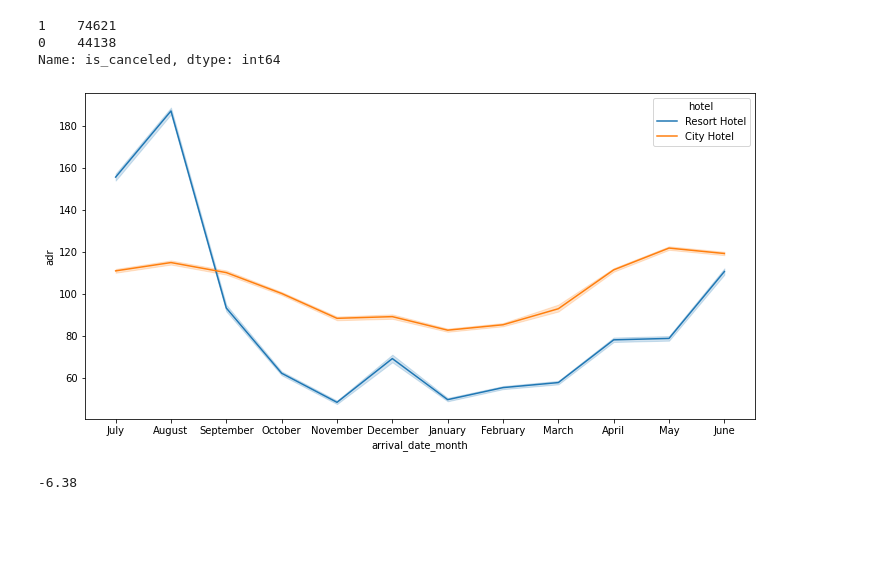
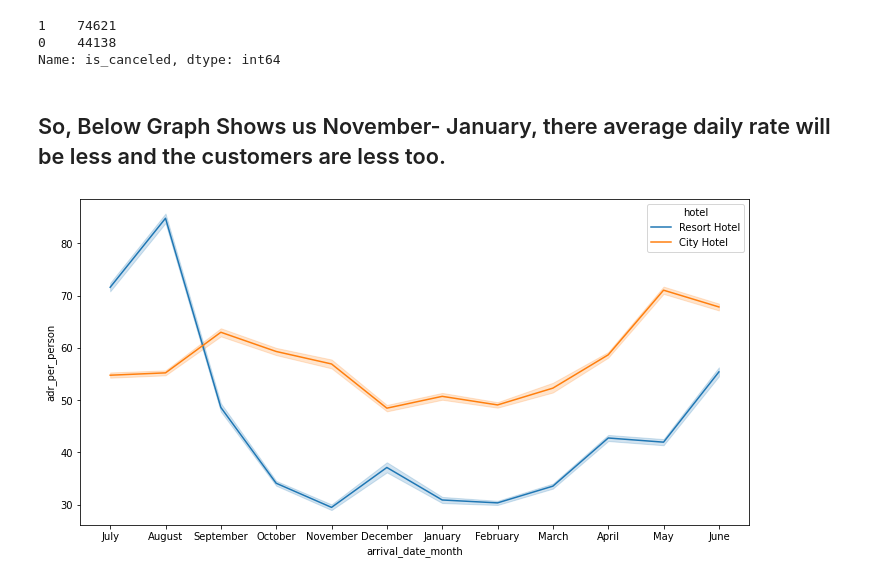
Before and after one commit to datascience-vivek/EDA-Capstone-Project-on-Hotel-Bookings, a Jupyter notebook: EDA_Capstone_Project_on_Hotel_Bookings.ipynb, the cells around one changed output. Drawn from its saved outputs; the diff is of its cells as text; code cells hidden in the pictures; blank space fills up the shorter version.

```diff
--- a/EDA_Capstone_Project_on_Hotel_Bookings.ipynb
+++ b/EDA_Capstone_Project_on_Hotel_Bookings.ipynb
@@ -375,13 +393,11 @@ df['is_canceled'].value_counts()
 1    74621
 0    44138
 Name: is_canceled, dtype: int64
+# %% [markdown]
+## So, Below Graph Shows us November- January, there average daily rate will be less and the customers are less too.
 # %%
 plt.figure(figsize=(12,6))
-sns.lineplot(x='arrival_date_month', y='adr', hue='hotel', data= df)
+sns.lineplot(x='arrival_date_month', y='adr_per_person', hue='hotel', data= df)
 plt.show()
 # %% [output]
-[figure, old version]
+[figure, new version]
-# %%
-df['adr'].min()
-# %% [output]
--6.38
```
Also changed, not shown: parts of 8 cells of this notebook.
